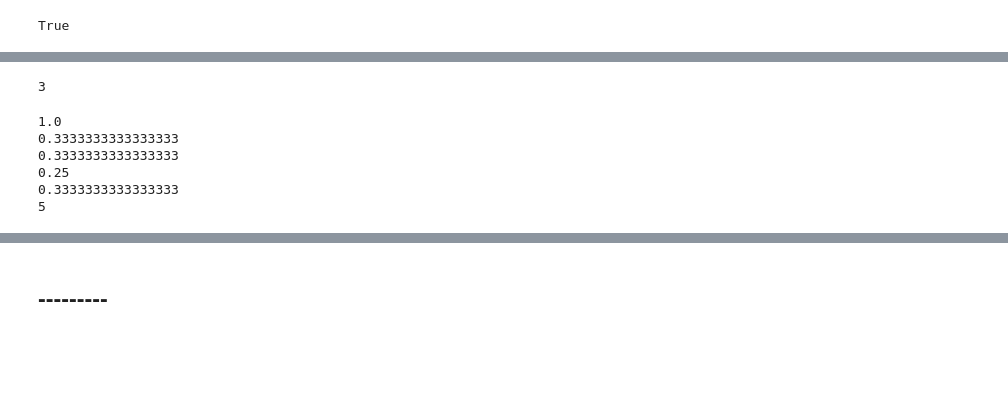
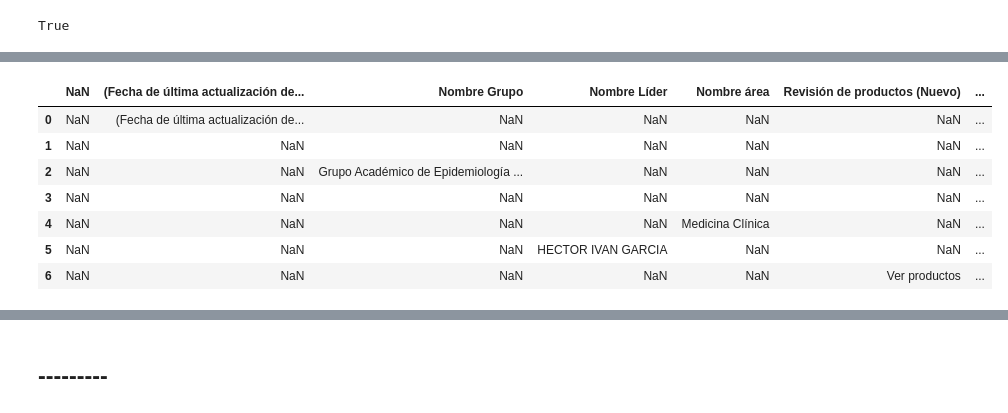
Before and after one commit to myforkedrepositories/Chibchas, a Jupyter notebook: chibchas/main.ipynb, the cells around one changed output, grey strips where cells are left out. Cells and saved outputs as stored; diff of their text form; code cells hidden in the pictures; blank space fills up the shorter version.

Commit message:
format product tables

```diff
--- a/chibchas/main.ipynb
+++ b/chibchas/main.ipynb
@@ -172,7 +172,7 @@ time.sleep(sleep*2)
 LD = [] #
 LP = []
 LR = []
-for idx in dfg.index[13:14]:
+for idx in dfg.index[34:35]:
 
     # create db
     DBG = {}
@@ -1031,4 +373,0 @@ import re
-# %%
-int(re.findall(r'\d+',str_)[0])
-# %% [output]
-3
@@ -1095,19 +374,11 @@ DBG = {
-# %%
-a = 0
-for i in [0,1,0,3,0,3,4,3]:
-    try:
-
-        print(1/i)
-        a += 1
-
-    except ZeroDivisionError as e:
-
-        pass
-print(a)
-# %% [output]
-1.0
-0.3333333333333333
-0.3333333333333333
-0.25
-0.3333333333333333
-5
+# %%
+datos['Info_group']
+# %% [output]
+|  | NaN | (Fecha de última actualización de... | Nombre Grupo | Nombre Líder | Nombre área | Revisión de productos (Nuevo) | ... |
+| 0 | NaN | (Fecha de última actualización de... | NaN | NaN | NaN | NaN | ... |
+| 1 | NaN | NaN | NaN | NaN | NaN | NaN | ... |
+| 2 | NaN | NaN | Grupo Académico de Epidemiología ... | NaN | NaN | NaN | ... |
+| 3 | NaN | NaN | NaN | NaN | NaN | NaN | ... |
+| 4 | NaN | NaN | NaN | NaN | Medicina Clínica | NaN | ... |
+| 5 | NaN | NaN | NaN | HECTOR IVAN GARCIA | NaN | NaN | ... |
+| 6 | NaN | NaN | NaN | NaN | NaN | Ver productos | ... |
```
Also changed, not shown: parts of 42 cells of this notebook.
